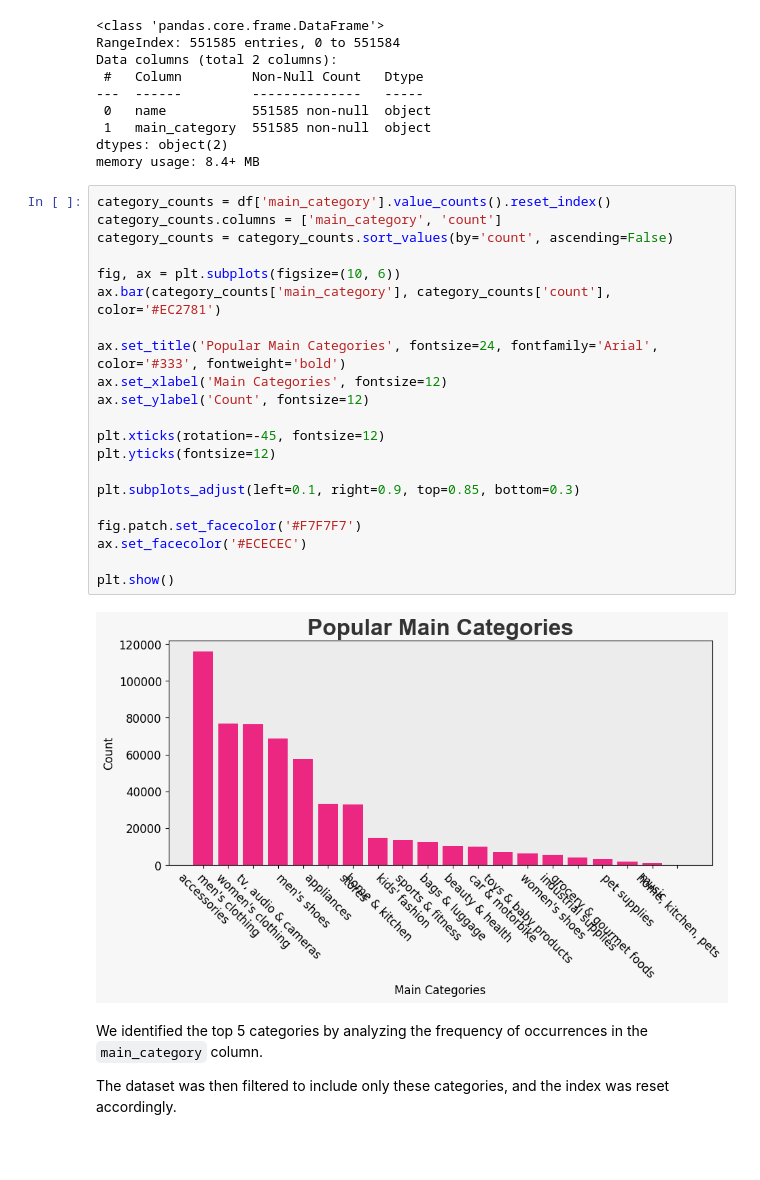
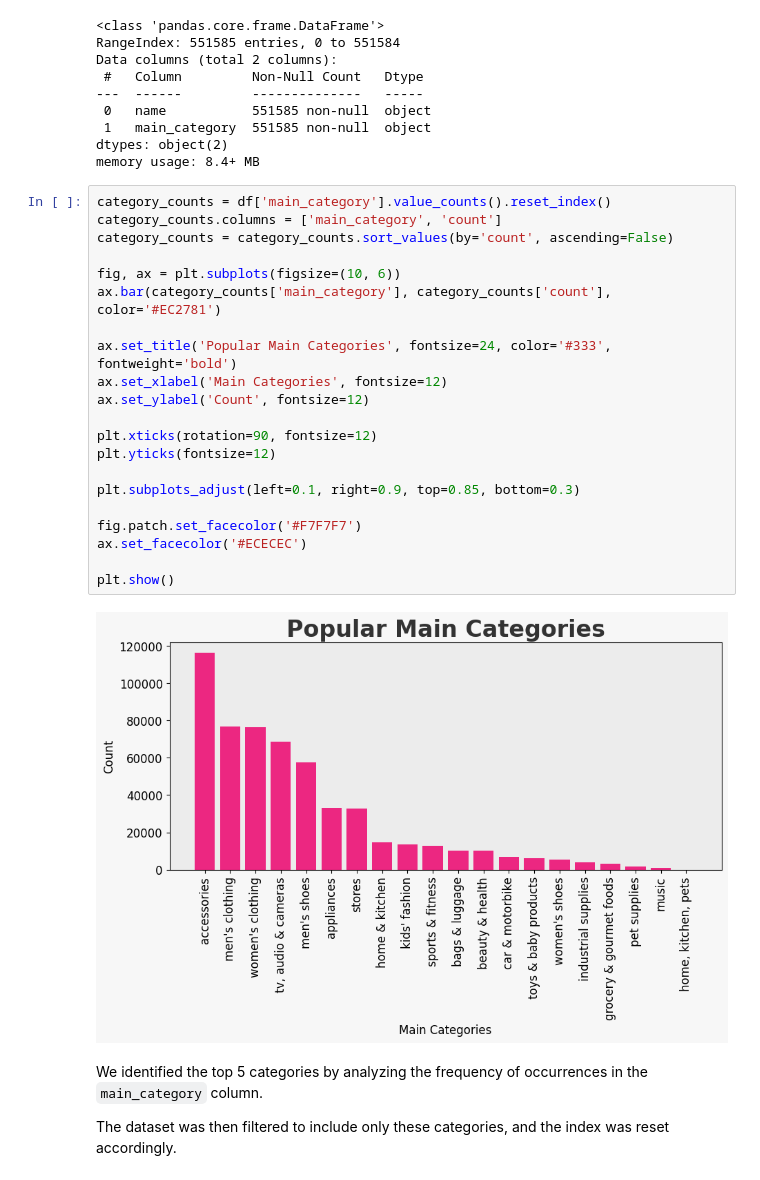
Before and after one commit to eric157/Machine-Learners, a Jupyter notebook: Classification_T5.ipynb, the cells around one changed output. Drawn from its saved outputs; the diff is of its cells as text; blank space fills up the shorter version.

```diff
--- a/Classification_T5.ipynb
+++ b/Classification_T5.ipynb
@@ -109,26 +106,26 @@ memory usage: 8.4+ MB
 # %%
 category_counts = df['main_category'].value_counts().reset_index()
 category_counts.columns = ['main_category', 'count']
 category_counts = category_counts.sort_values(by='count', ascending=False)
 
 fig, ax = plt.subplots(figsize=(10, 6))
 ax.bar(category_counts['main_category'], category_counts['count'], color='#EC2781')
 
-ax.set_title('Popular Main Categories', fontsize=24, fontfamily='Arial', color='#333', fontweight='bold')
+ax.set_title('Popular Main Categories', fontsize=24, color='#333', fontweight='bold')
 ax.set_xlabel('Main Categories', fontsize=12)
 ax.set_ylabel('Count', fontsize=12)
 
-plt.xticks(rotation=-45, fontsize=12)
+plt.xticks(rotation=90, fontsize=12)
 plt.yticks(fontsize=12)
 
 plt.subplots_adjust(left=0.1, right=0.9, top=0.85, bottom=0.3)
 
 fig.patch.set_facecolor('#F7F7F7')
 ax.set_facecolor('#ECECEC')
 
 plt.show()
 # %% [output]
-[figure, old version]
+[figure, new version]
 # %% [markdown]
 We identified the top 5 categories by analyzing the frequency of occurrences in the `main_category` column.
 
```
Also changed, not shown: parts of 1 cell of this notebook.
